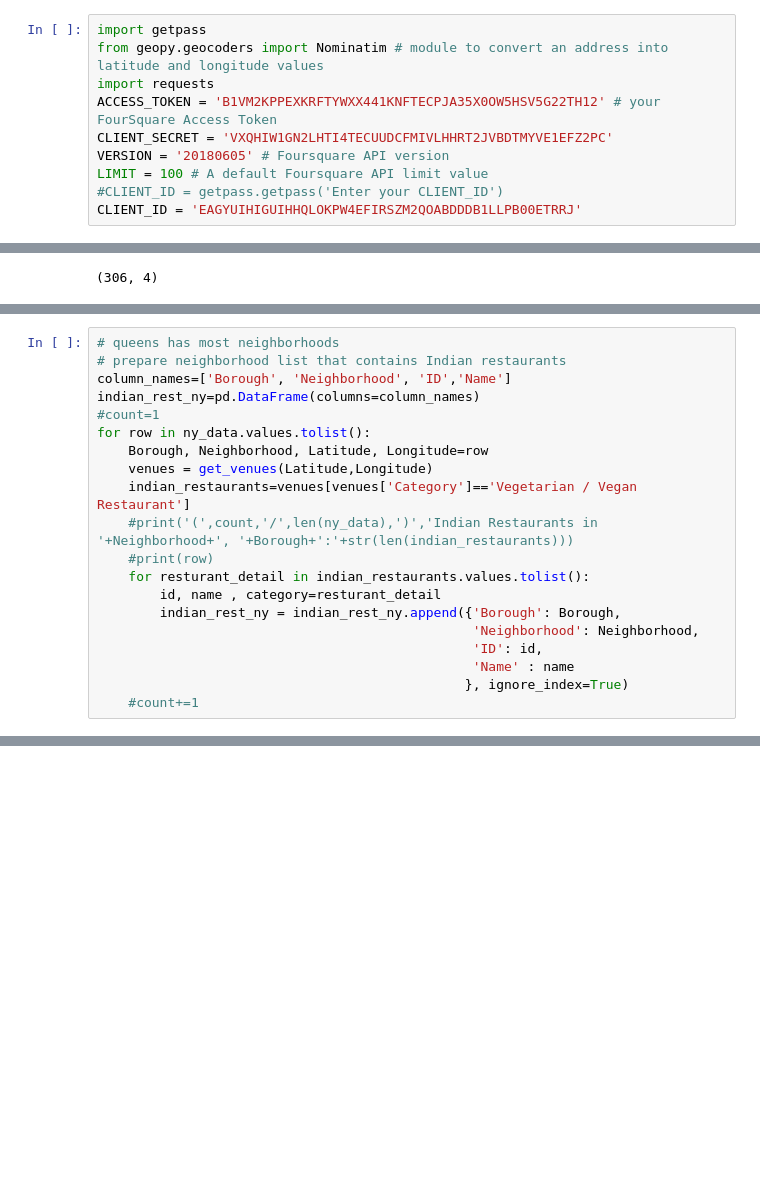
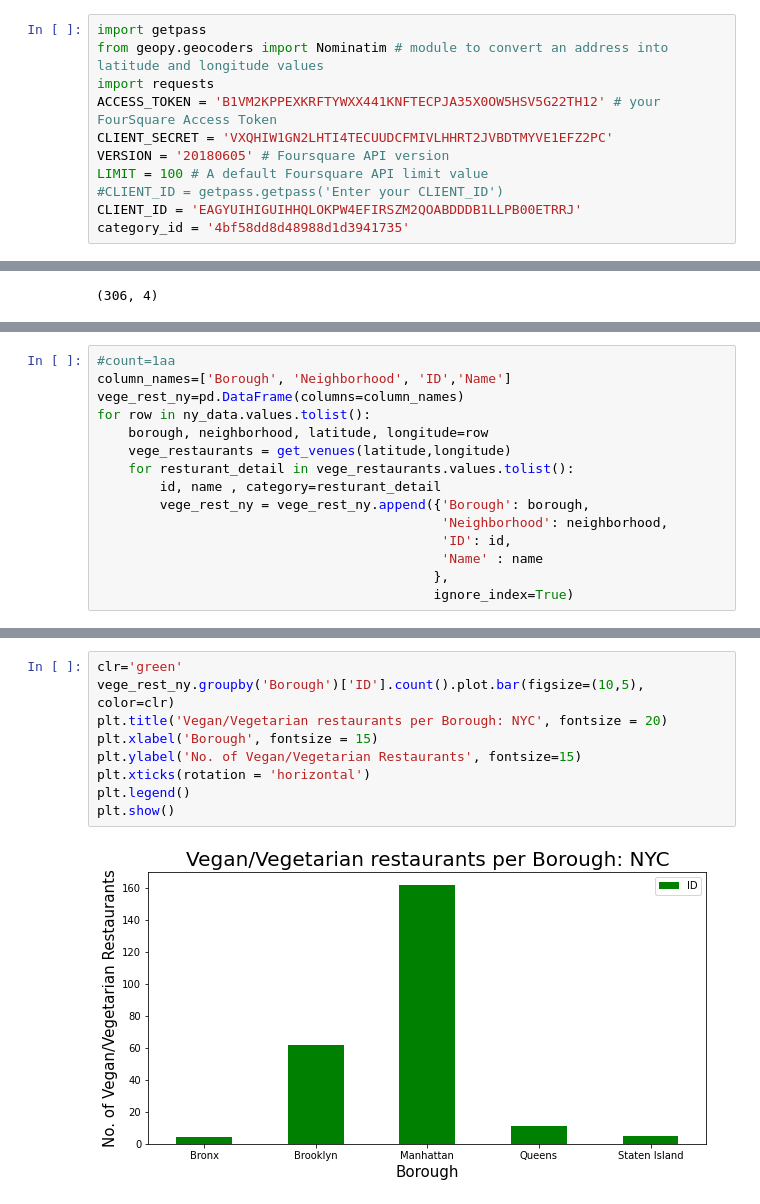
Before and after one commit to storwood/Coursera_Capstone, a Jupyter notebook: Capstone_Project_The_Battle_of_Neighborhoods.ipynb, the cells around one changed output, grey strips where cells are left out. Drawn from its saved outputs; the diff is of its cells as text; blank space fills up the shorter version.

```diff
--- a/Capstone_Project_The_Battle_of_Neighborhoods.ipynb
+++ b/Capstone_Project_The_Battle_of_Neighborhoods.ipynb
@@ -71,6 +55,7 @@ VERSION = '20180605' # Foursquare API version
 LIMIT = 100 # A default Foursquare API limit value
 #CLIENT_ID = getpass.getpass('Enter your CLIENT_ID')
 CLIENT_ID = 'EAGYUIHIGUIHHQLOKPW4EFIRSZM2QOABDDDB1LLPB00ETRRJ'
+category_id = '4bf58dd8d48988d1d3941735'
 # %%
 def geo_location(address):
     # get geo location of address
@@ -178,20 +161,0 @@ ny_data['Borough'].nunique()
-# %%
-# queens has most neighborhoods
-# prepare neighborhood list that contains Indian restaurants
-column_names=['Borough', 'Neighborhood', 'ID','Name']
-indian_rest_ny=pd.DataFrame(columns=column_names)
-#count=1
-for row in ny_data.values.tolist():
-    Borough, Neighborhood, Latitude, Longitude=row
-    venues = get_venues(Latitude,Longitude)
-    indian_restaurants=venues[venues['Category']=='Vegetarian / Vegan Restaurant']
-    #print('(',count,'/',len(ny_data),')','Indian Restaurants in '+Neighborhood+', '+Borough+':'+str(len(indian_restaurants)))
-    #print(row)
-    for resturant_detail in indian_restaurants.values.tolist():
-        id, name , category=resturant_detail
-        indian_rest_ny = indian_rest_ny.append({'Borough': Borough,
-                                                'Neighborhood': Neighborhood,
-                                                'ID': id,
-                                                'Name' : name
-                                               }, ignore_index=True)
-    #count+=1
@@ -434,0 +167,15 @@ ny_map.add_child(rating)
+# %%
+#count=1aa
+column_names=['Borough', 'Neighborhood', 'ID','Name']
+vege_rest_ny=pd.DataFrame(columns=column_names)
+for row in ny_data.values.tolist():
+    borough, neighborhood, latitude, longitude=row
+    vege_restaurants = get_venues(latitude,longitude)
+    for resturant_detail in vege_restaurants.values.tolist():
+        id, name , category=resturant_detail
+        vege_rest_ny = vege_rest_ny.append({'Borough': borough,
+                                            'Neighborhood': neighborhood,
+                                            'ID': id,
+                                            'Name' : name
+                                           },
+                                           ignore_index=True)
@@ -434,0 +191,11 @@ ny_map.add_child(rating)
+# %%
+clr='green'
+vege_rest_ny.groupby('Borough')['ID'].count().plot.bar(figsize=(10,5), color=clr)
+plt.title('Vegan/Vegetarian restaurants per Borough: NYC', fontsize = 20)
+plt.xlabel('Borough', fontsize = 15)
+plt.ylabel('No. of Vegan/Vegetarian Restaurants', fontsize=15)
+plt.xticks(rotation = 'horizontal')
+plt.legend()
+plt.show()
+# %% [output]
+[figure, added]
```
Also changed, not shown: parts of 43 cells of this notebook.
